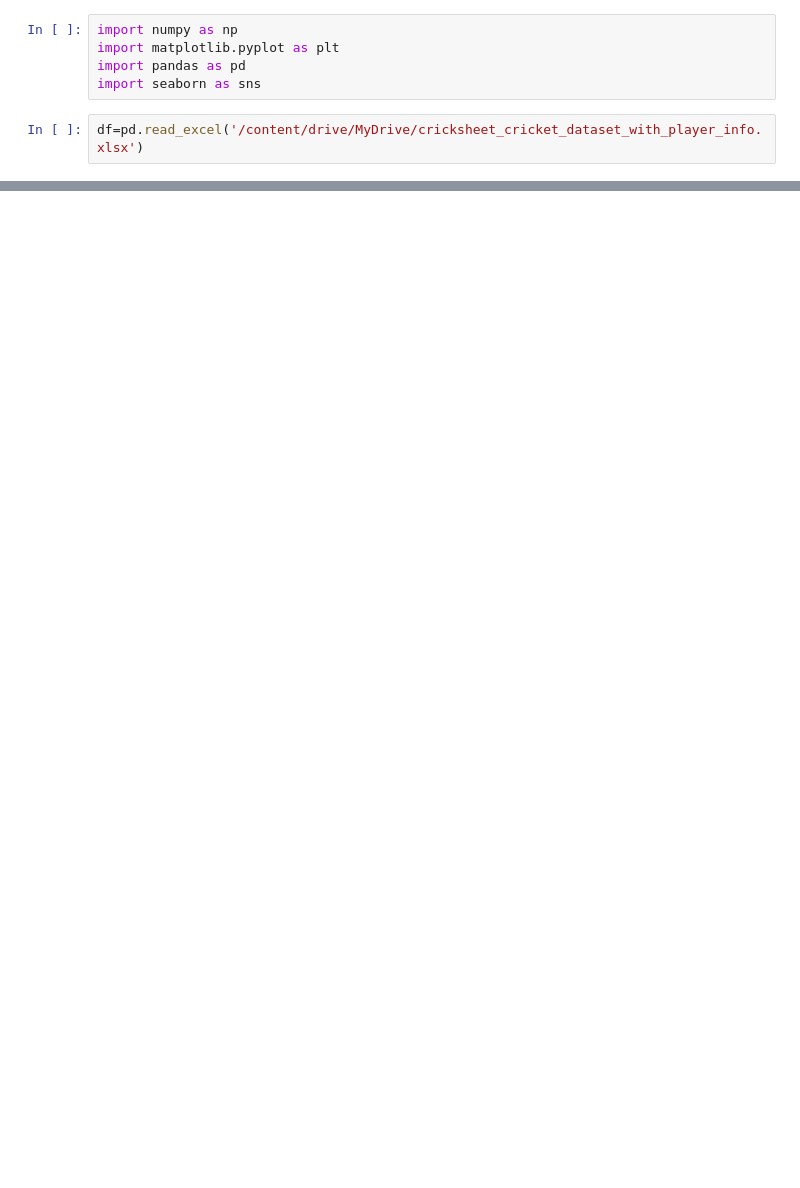
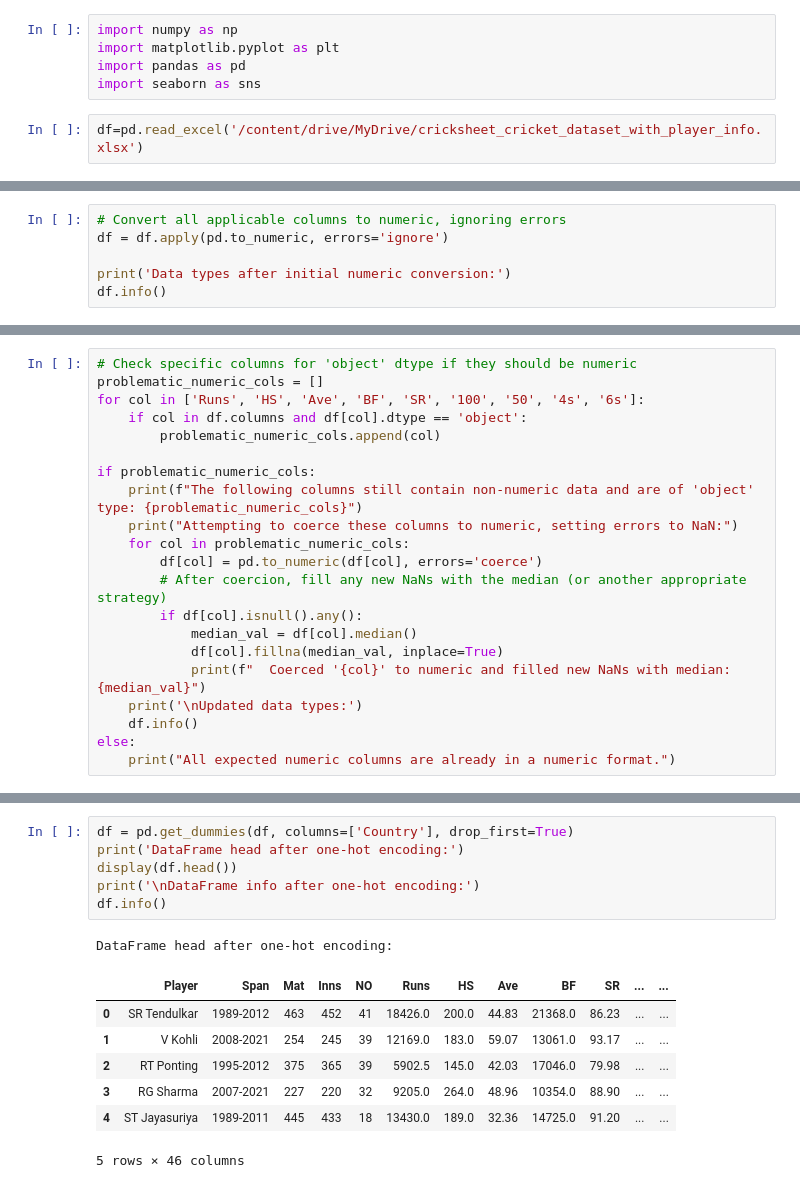
Before and after one commit to jahidurmahim/Machine_Learning_Laboratory, a Jupyter notebook: Crick_dataset.ipynb, the cells around one changed output, grey strips where cells are left out. Saved outputs shown, nothing was run; the diff lists cells and outputs as text; blank space fills up the shorter version.

```diff
--- a/Crick_dataset.ipynb
+++ b/Crick_dataset.ipynb
@@ -40,0 +127,6 @@ df.isna().sum()
+# %%
+# Convert all applicable columns to numeric, ignoring errors
+df = df.apply(pd.to_numeric, errors='ignore')
+
+print('Data types after initial numeric conversion:')
+df.info()
@@ -40,0 +151,21 @@ df.isna().sum()
+# %%
+# Check specific columns for 'object' dtype if they should be numeric
+problematic_numeric_cols = []
+for col in ['Runs', 'HS', 'Ave', 'BF', 'SR', '100', '50', '4s', '6s']:
+    if col in df.columns and df[col].dtype == 'object':
+        problematic_numeric_cols.append(col)
+
+if problematic_numeric_cols:
+    print(f"The following columns still contain non-numeric data and are of 'object' type: {problematic_numeric_cols}")
+    print("Attempting to coerce these columns to numeric, setting errors to NaN:")
+    for col in problematic_numeric_cols:
+        df[col] = pd.to_numeric(df[col], errors='coerce')
+        # After coercion, fill any new NaNs with the median (or another appropriate strategy)
+        if df[col].isnull().any():
+            median_val = df[col].median()
+            df[col].fillna(median_val, inplace=True)
+            print(f"  Coerced '{col}' to numeric and filled new NaNs with median: {median_val}")
+    print('\nUpdated data types:')
+    df.info()
+else:
+    print("All expected numeric columns are already in a numeric format.")
@@ -40,0 +259,15 @@ df.isna().sum()
+# %%
+df = pd.get_dummies(df, columns=['Country'], drop_first=True)
+print('DataFrame head after one-hot encoding:')
+display(df.head())
+print('\nDataFrame info after one-hot encoding:')
+df.info()
+# %% [output]
+DataFrame head after one-hot encoding:
+|  | Player | Span | Mat | Inns | NO | Runs | HS | Ave | BF | SR | ... | ... |
+| 0 | SR Tendulkar | 1989-2012 | 463 | 452 | 41 | 18426.0 | 200.0 | 44.83 | 21368.0 | 86.23 | ... | ... |
+| 1 | V Kohli | 2008-2021 | 254 | 245 | 39 | 12169.0 | 183.0 | 59.07 | 13061.0 | 93.17 | ... | ... |
+| 2 | RT Ponting | 1995-2012 | 375 | 365 | 39 | 5902.5 | 145.0 | 42.03 | 17046.0 | 79.98 | ... | ... |
+| 3 | RG Sharma | 2007-2021 | 227 | 220 | 32 | 9205.0 | 264.0 | 48.96 | 10354.0 | 88.90 | ... | ... |
+| 4 | ST Jayasuriya | 1989-2011 | 445 | 433 | 18 | 13430.0 | 189.0 | 32.36 | 14725.0 | 91.20 | ... | ... |
+5 rows × 46 columns
```
Also changed, not shown: parts of 30 cells of this notebook.
